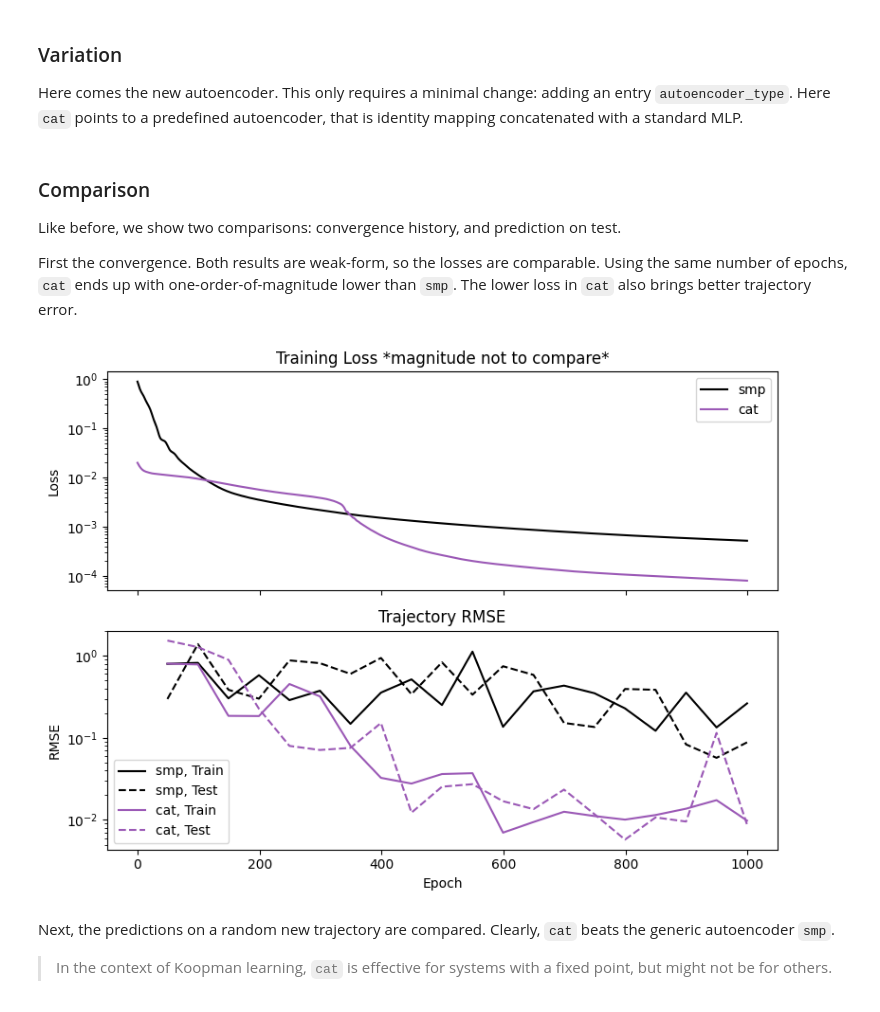
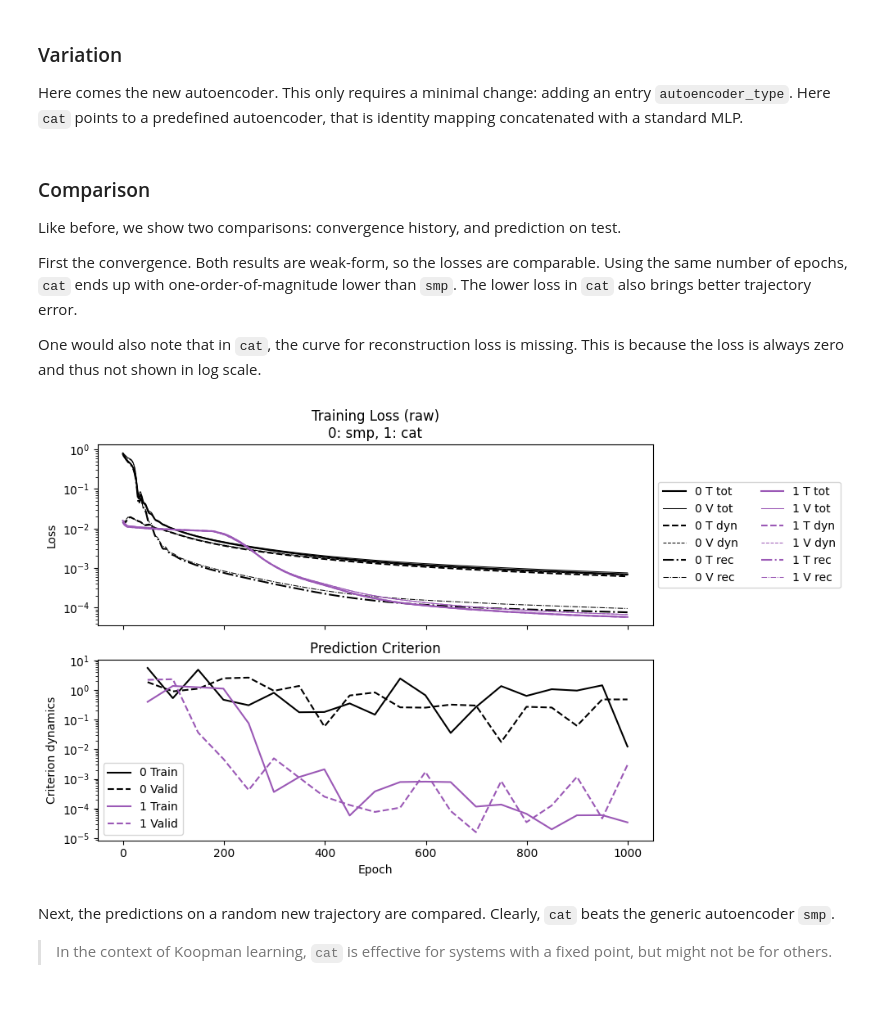
Before and after one commit to p-smith22/dymad-dev, a Jupyter notebook: examples/2d_koopman/part1.ipynb, the cells around one changed output. Saved outputs shown, nothing was run; the diff lists cells and outputs as text; code cells hidden in the pictures.

```diff
--- a/examples/2d_koopman/part1.ipynb
+++ b/examples/2d_koopman/part1.ipynb
@@ -206,12 +202,14 @@ trainer.train()
 Like before, we show two comparisons: convergence history, and prediction on test.
 
 First the convergence.  Both results are weak-form, so the losses are comparable.  Using the same number of epochs, `cat` ends up with one-order-of-magnitude lower than `smp`.  The lower loss in `cat` also brings better trajectory error.
+
+One would also note that in `cat`, the curve for reconstruction loss is missing.  This is because the loss is always zero and thus not shown in log scale.
 # %%
 labels = ['smp', 'cat']
-npz_files = [f'results/kb_{l}_summary.npz' for l in labels]
+npz_files = [f'kb_{l}' for l in labels]
 npzs = plot_summary(npz_files, labels=labels, ifscl=False, ifclose=False)
 # %% [output]
-[figure, old version]
+[figure, new version]
 # %% [markdown]
 Next, the predictions on a random new trajectory are compared.  Clearly, `cat` beats the generic autoencoder `smp`.
 
```
Also changed, not shown: parts of 17 cells of this notebook, 3 other files.
